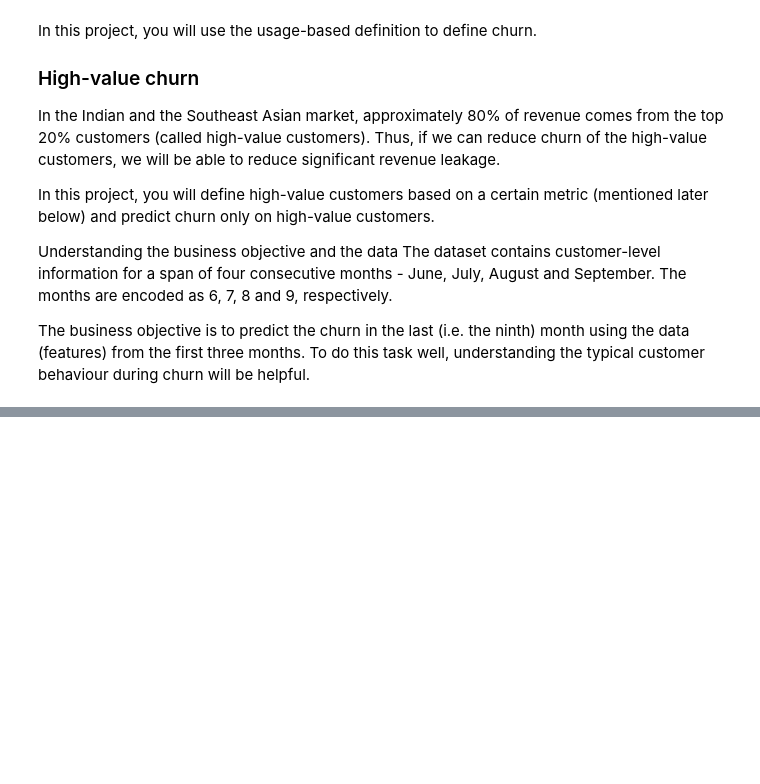
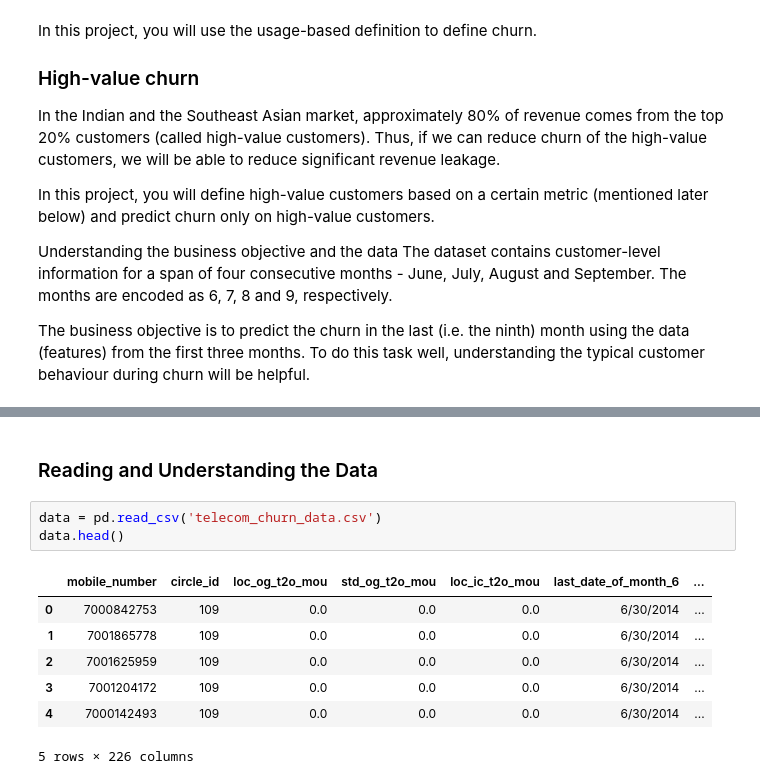
Before and after one commit to kapeesh-kaul/telecom-churn-modeling, a Jupyter notebook: notebook.ipynb, the cells around one changed output, grey strips where cells are left out. Cells and saved outputs as stored; diff of their text form; blank space fills up the shorter version.

```diff
--- a/notebook.ipynb
+++ b/notebook.ipynb
@@ -51,0 +61,13 @@ The business objective is to predict the churn in the last (i.e. the ninth) mont
+# %% [markdown]
+### Reading and Understanding the Data
+# %%
+data = pd.read_csv('telecom_churn_data.csv')
+data.head()
+# %% [output]
+|  | mobile_number | circle_id | loc_og_t2o_mou | std_og_t2o_mou | loc_ic_t2o_mou | last_date_of_month_6 | ... |
+| 0 | 7000842753 | 109 | 0.0 | 0.0 | 0.0 | 6/30/2014 | ... |
+| 1 | 7001865778 | 109 | 0.0 | 0.0 | 0.0 | 6/30/2014 | ... |
+| 2 | 7001625959 | 109 | 0.0 | 0.0 | 0.0 | 6/30/2014 | ... |
+| 3 | 7001204172 | 109 | 0.0 | 0.0 | 0.0 | 6/30/2014 | ... |
+| 4 | 7000142493 | 109 | 0.0 | 0.0 | 0.0 | 6/30/2014 | ... |
+5 rows × 226 columns
```
Also changed, not shown: parts of 11 cells of this notebook.
